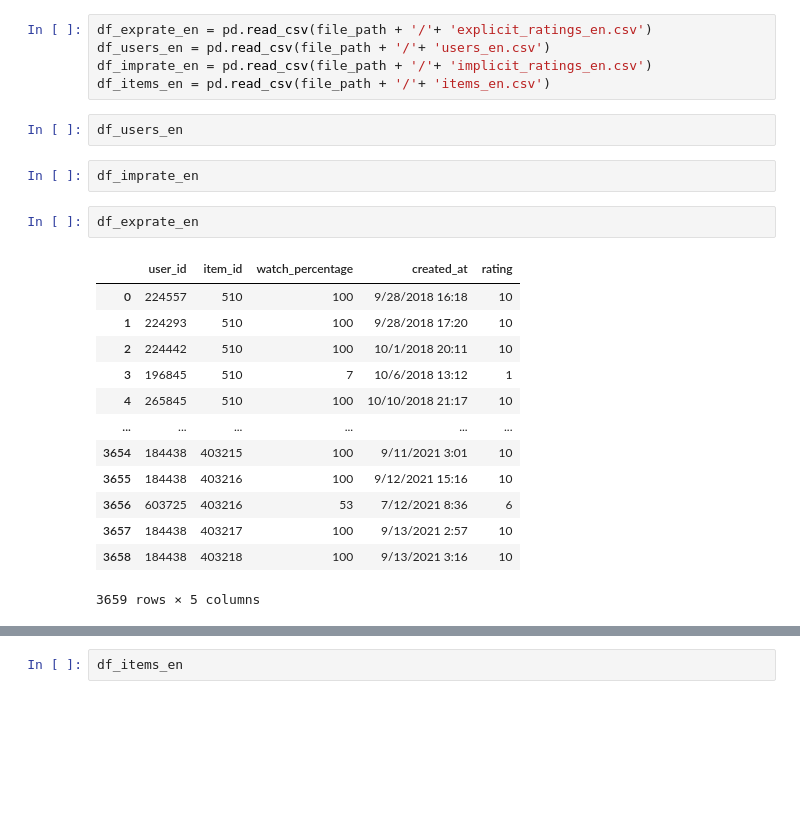
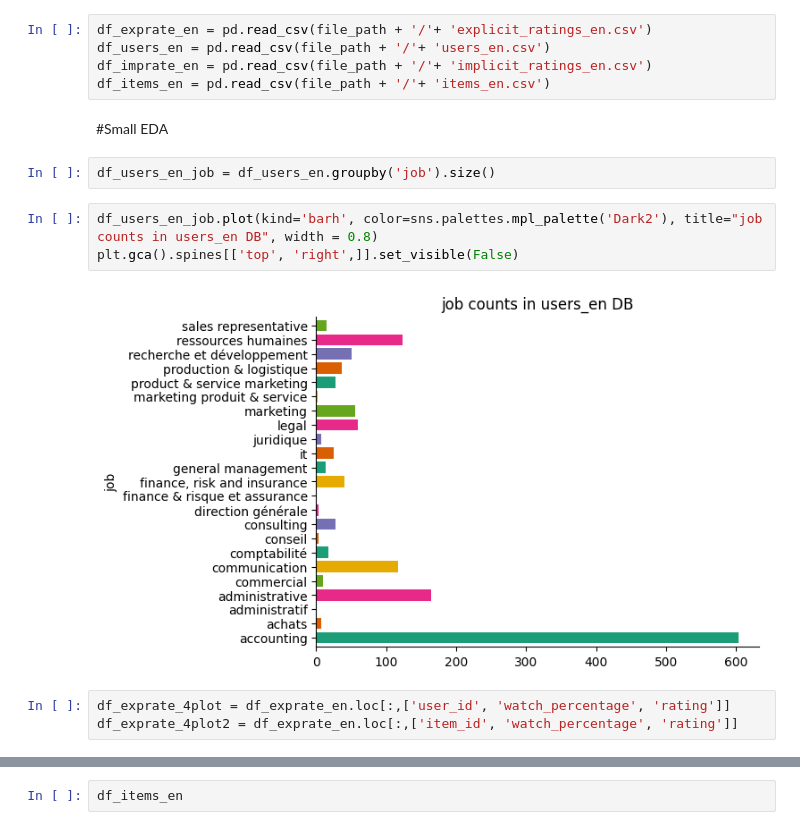
Before and after one commit to KaHustOwOd/WebMiningIT4868---FPGrowth, a Jupyter notebook: WM_FP_Growth.ipynb, the cells around one changed output, grey strips where cells are left out. Drawn from its saved outputs; the diff is of its cells as text; blank space fills up the shorter version.

```diff
--- a/WM_FP_Growth.ipynb
+++ b/WM_FP_Growth.ipynb
@@ -23,23 +27,15 @@ df_exprate_en = pd.read_csv(file_path + '/'+ 'explicit_ratings_en.csv')
 df_users_en = pd.read_csv(file_path + '/'+ 'users_en.csv')
 df_imprate_en = pd.read_csv(file_path + '/'+ 'implicit_ratings_en.csv')
 df_items_en = pd.read_csv(file_path + '/'+ 'items_en.csv')
-# %%
-df_users_en
-# %%
-df_imprate_en
-# %%
-df_exprate_en
-# %% [output]
-|  | user_id | item_id | watch_percentage | created_at | rating |
-| 0 | 224557 | 510 | 100 | 9/28/2018 16:18 | 10 |
-| 1 | 224293 | 510 | 100 | 9/28/2018 17:20 | 10 |
-| 2 | 224442 | 510 | 100 | 10/1/2018 20:11 | 10 |
-| 3 | 196845 | 510 | 7 | 10/6/2018 13:12 | 1 |
-| 4 | 265845 | 510 | 100 | 10/10/2018 21:17 | 10 |
-| ... | ... | ... | ... | ... | ... |
-| 3654 | 184438 | 403215 | 100 | 9/11/2021 3:01 | 10 |
-| 3655 | 184438 | 403216 | 100 | 9/12/2021 15:16 | 10 |
-| 3656 | 603725 | 403216 | 53 | 7/12/2021 8:36 | 6 |
-| 3657 | 184438 | 403217 | 100 | 9/13/2021 2:57 | 10 |
-| 3658 | 184438 | 403218 | 100 | 9/13/2021 3:16 | 10 |
-3659 rows × 5 columns
+# %% [markdown]
+#Small EDA
+# %%
+df_users_en_job = df_users_en.groupby('job').size()
+# %%
+df_users_en_job.plot(kind='barh', color=sns.palettes.mpl_palette('Dark2'), title="job counts in users_en DB", width = 0.8)
+plt.gca().spines[['top', 'right',]].set_visible(False)
+# %% [output]
+[figure, added]
+# %%
+df_exprate_4plot = df_exprate_en.loc[:,['user_id', 'watch_percentage', 'rating']]
+df_exprate_4plot2 = df_exprate_en.loc[:,['item_id', 'watch_percentage', 'rating']]
```
Also changed, not shown: parts of 14 cells of this notebook.
